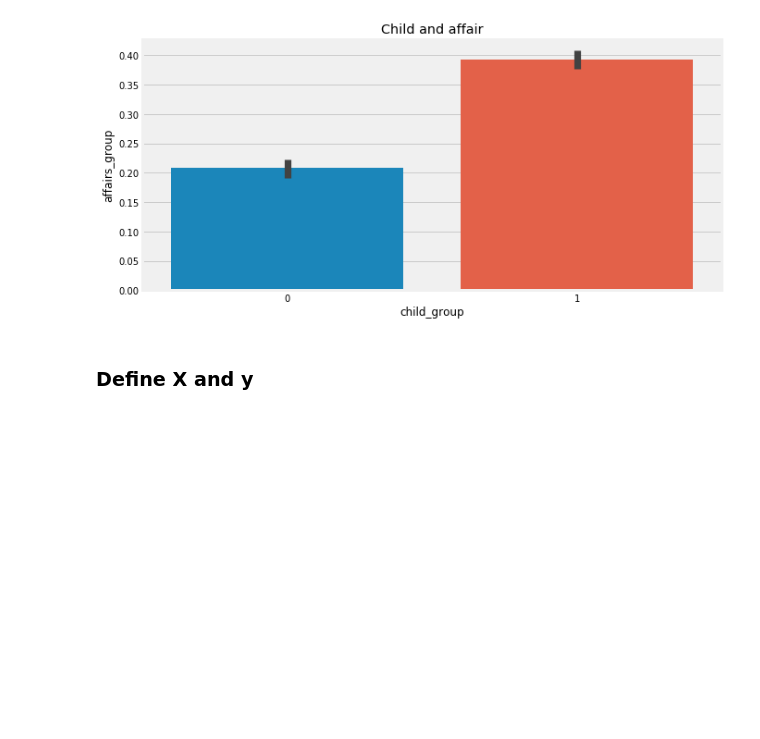
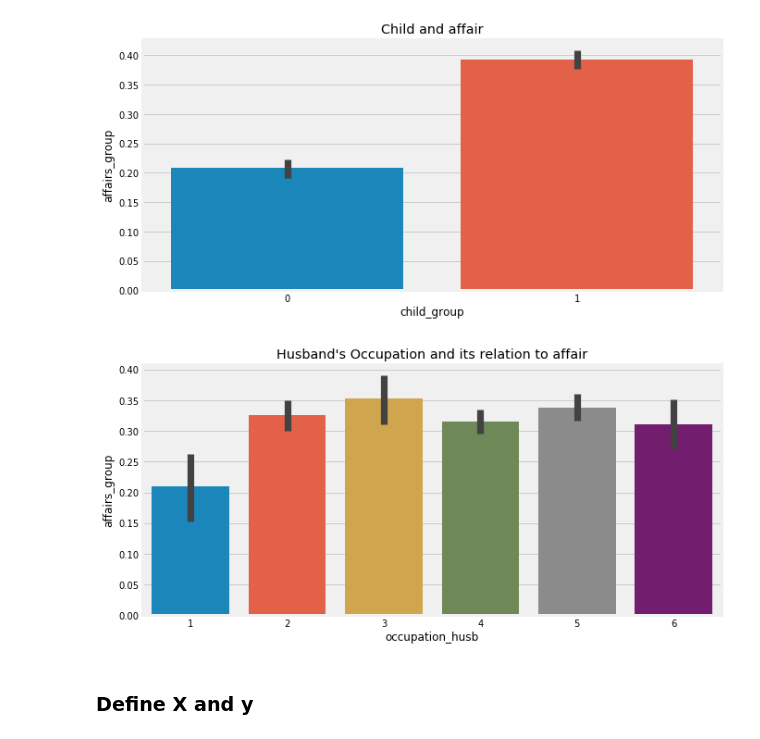
Before and after one commit to norvin2002/ga-data-science, a Jupyter notebook: Final Project ExtraM2-1.ipynb, the cells around one changed output. Cells and saved outputs as stored; diff of their text form; code cells hidden in the pictures; blank space fills up the shorter version.

```diff
--- a/Final Project ExtraM2-1.ipynb
+++ b/Final Project ExtraM2-1.ipynb
@@ -377,6 +377,12 @@ plt.savefig('childaffair.jpg')
 plt.show()
 # %% [output]
 [figure]
+# %%
+sns.barplot(x='occupation_husb',y='affairs_group',data=df2)
+plt.title("Husband's Occupation and its relation to affair")
+plt.show()
+# %% [output]
+[figure, added]
 # %% [markdown]
 ### Define X and y
 # %%
```
Also changed, not shown: parts of 6 cells of this notebook.
